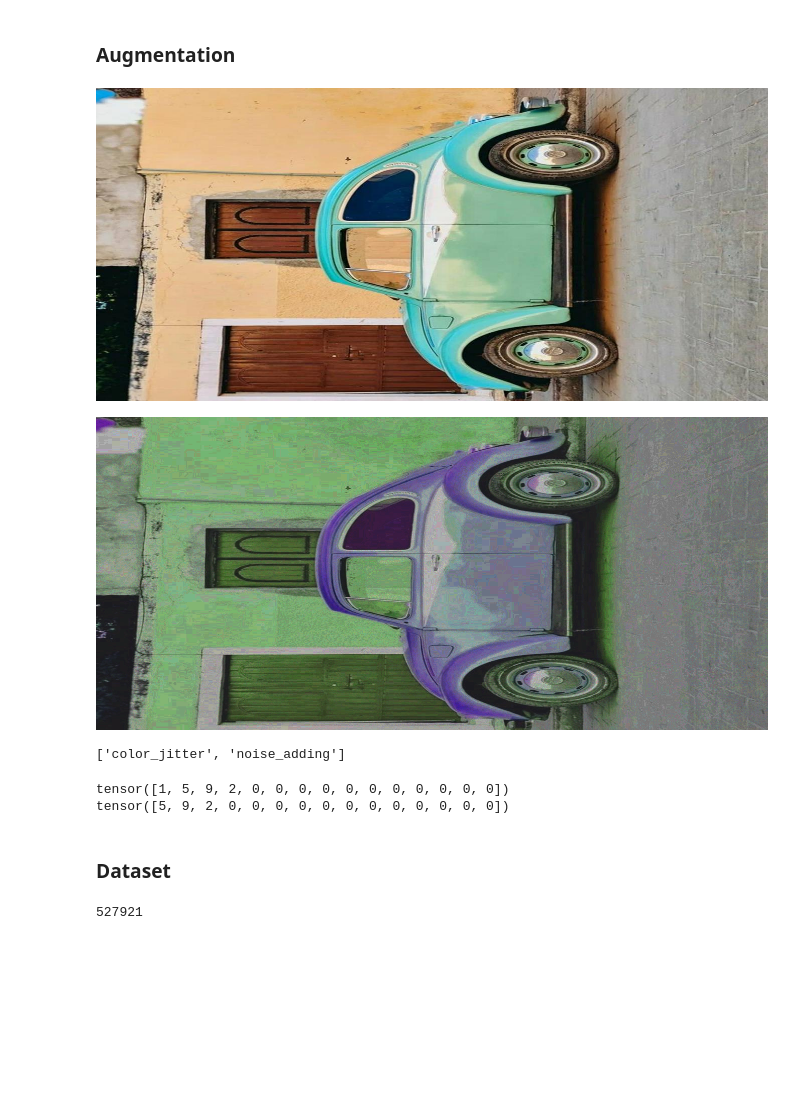
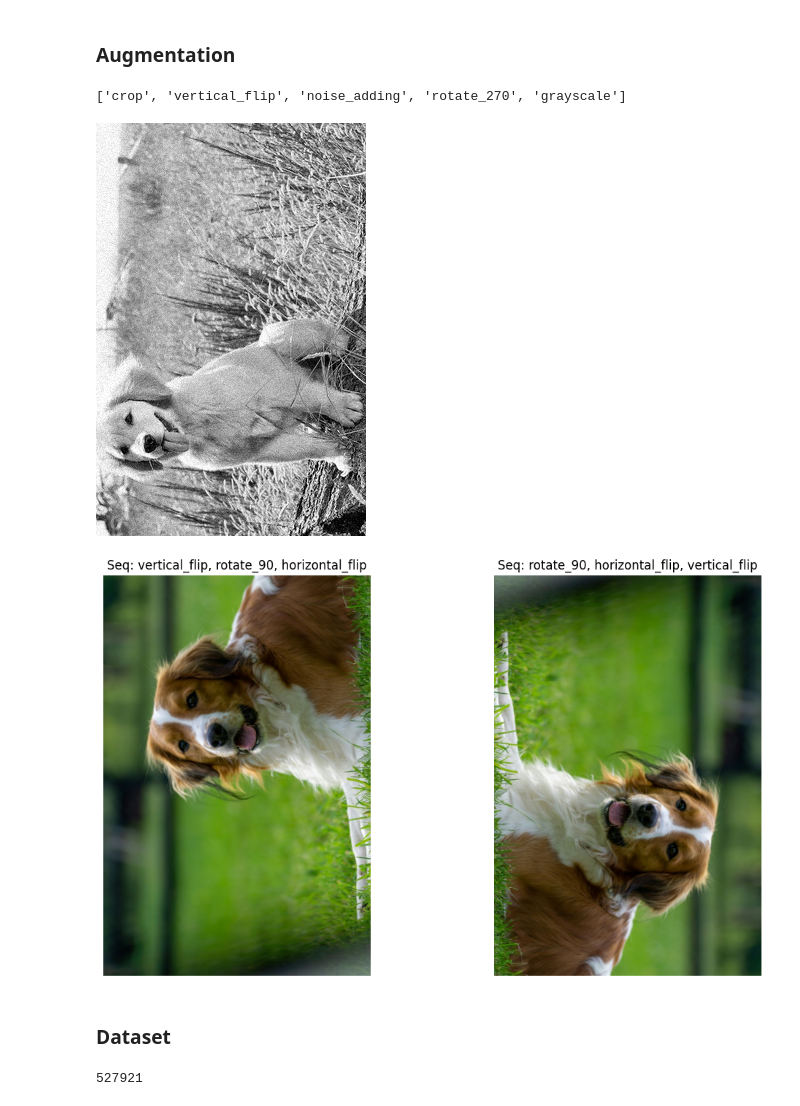
Before and after one commit to DorinDaniil/Image-Transform-Predict, a Jupyter notebook: experiments.ipynb, the cells around one changed output. Saved outputs shown, nothing was run; the diff lists cells and outputs as text; code cells hidden in the pictures; blank space fills up the shorter version.

```diff
--- a/experiments.ipynb
+++ b/experiments.ipynb
@@ -132,28 +165,57 @@ tensor([4, 5, 3, 2, 0, 0, 0, 0, 0, 0, 0, 0, 0, 0, 0])
 # %%
 it = ImageTransformer()
 # %%
-image = Image.open('assets/transformed_image.jpg')
+image = Image.open('assets/dog.jpg')
-# %%
-image
-# %% [output]
-[figure, removed]
 # %%
-transformed_image, sequence = it.transform(image)
+transformed_image, sequence = it.transform(image, p=0.5)
+print(sequence)
 transformed_image
 # %% [output]
+['crop', 'vertical_flip', 'noise_adding', 'rotate_270', 'grayscale']
-[figure, old version]
+[figure, new version]
 # %%
-# transformed_image.save('transformed_image.jpg')
-sequence
+# transformed_image.save('assets/transformed_dog.jpg')
-# %% [output]
-['color_jitter', 'noise_adding']
-# %%
-ids, targets = tokenizer.encode(sequence, add_special_tokens=True, max_seq_len=15, return_targets=True)
-print(ids)
-print(targets)
-# %% [output]
-tensor([1, 5, 9, 2, 0, 0, 0, 0, 0, 0, 0, 0, 0, 0, 0])
-tensor([5, 9, 2, 0, 0, 0, 0, 0, 0, 0, 0, 0, 0, 0, 0])
+# %%
+from PIL import Image, ImageOps
+import matplotlib.pyplot as plt
+import matplotlib.font_manager as fm
+
+def apply_transforms(image_path, transforms):
+    img = Image.open(image_path)
+    for transform in transforms:
+        if transform == 'vertical_flip':
+            img = ImageOps.flip(img)
+        elif transform == 'horizontal_flip':
+            img = ImageOps.mirror(img)
+        elif transform == 'rotate_90':
+            img = img.rotate(90, expand=True)
+    return img
+
+image_path = 'assets/image.jpg'
+
+seq1 = ['vertical_flip', 'rotate_90', 'horizontal_flip']
+seq2 = ['rotate_90', 'horizontal_flip', 'vertical_flip']
+
+img1 = apply_transforms(image_path, seq1)
+img2 = apply_transforms(image_path, seq2)
+
+title1 = "Seq: vertical_flip, rotate_90, horizontal_flip"
+title2 = "Seq: rotate_90, horizontal_flip, vertical_flip"
+
+fig, axes = plt.subplots(1, 2, figsize=(12, 6))
+
+axes[0].imshow(img1)
+axes[0].axis('off')
+axes[0].set_title(title1, fontsize=12)
+
+axes[1].imshow(img2)
+axes[1].axis('off')
+axes[1].set_title(title2, fontsize=12)
+
+plt.tight_layout()
+plt.show()
+# %% [output]
+[figure, added]
 # %% [markdown]
 ### Dataset
 # %%
@@ -167,6 +227,5 @@ data_path = "/home/jovyan/nkiselev/ddorin/project/Image-Transform-Predict/src/da
 # %%
 train_data = DomainNetDataset(data_path, tokenizer, transformer, split='train')
+print(len(train_data))
+# %% [output]
+527921
-# %%
-len(train_data)
-# %% [output]
-527921
```
Also changed, not shown: parts of 19 cells of this notebook, 17 other files.
